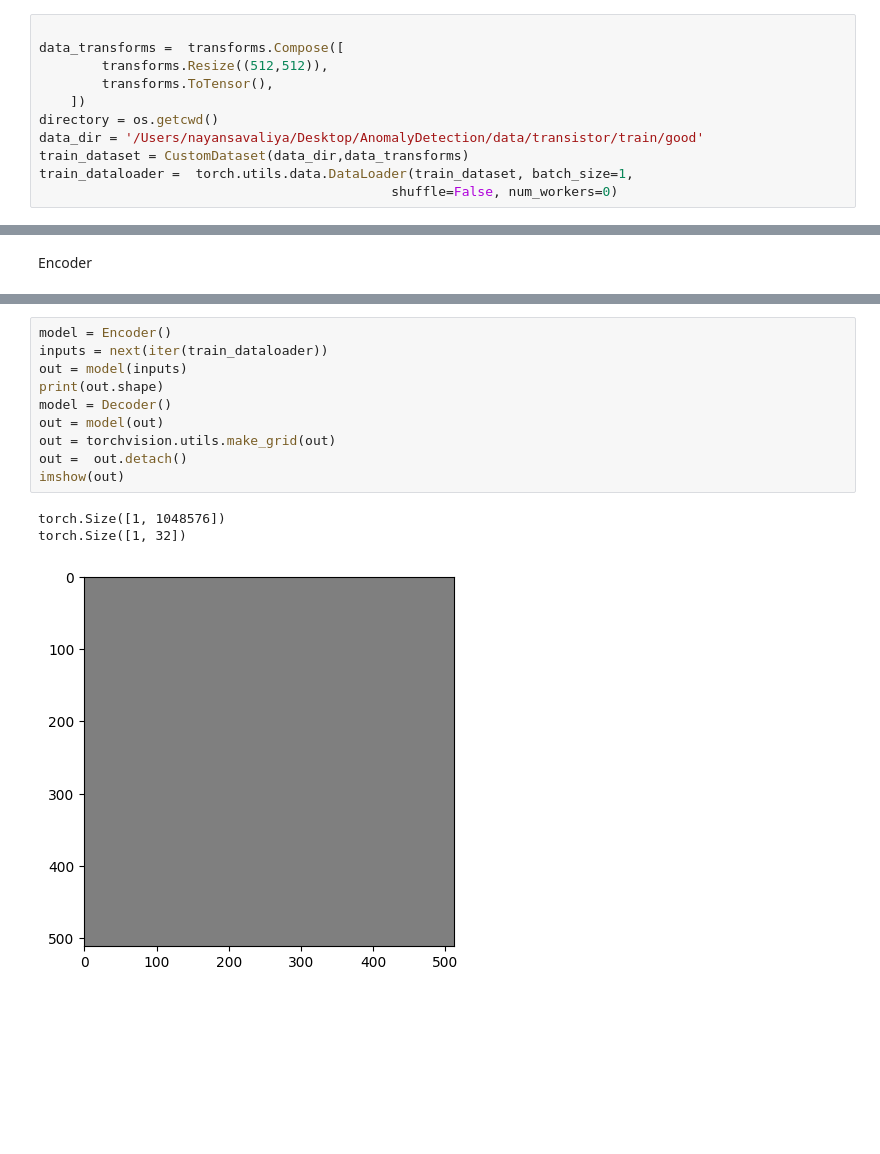
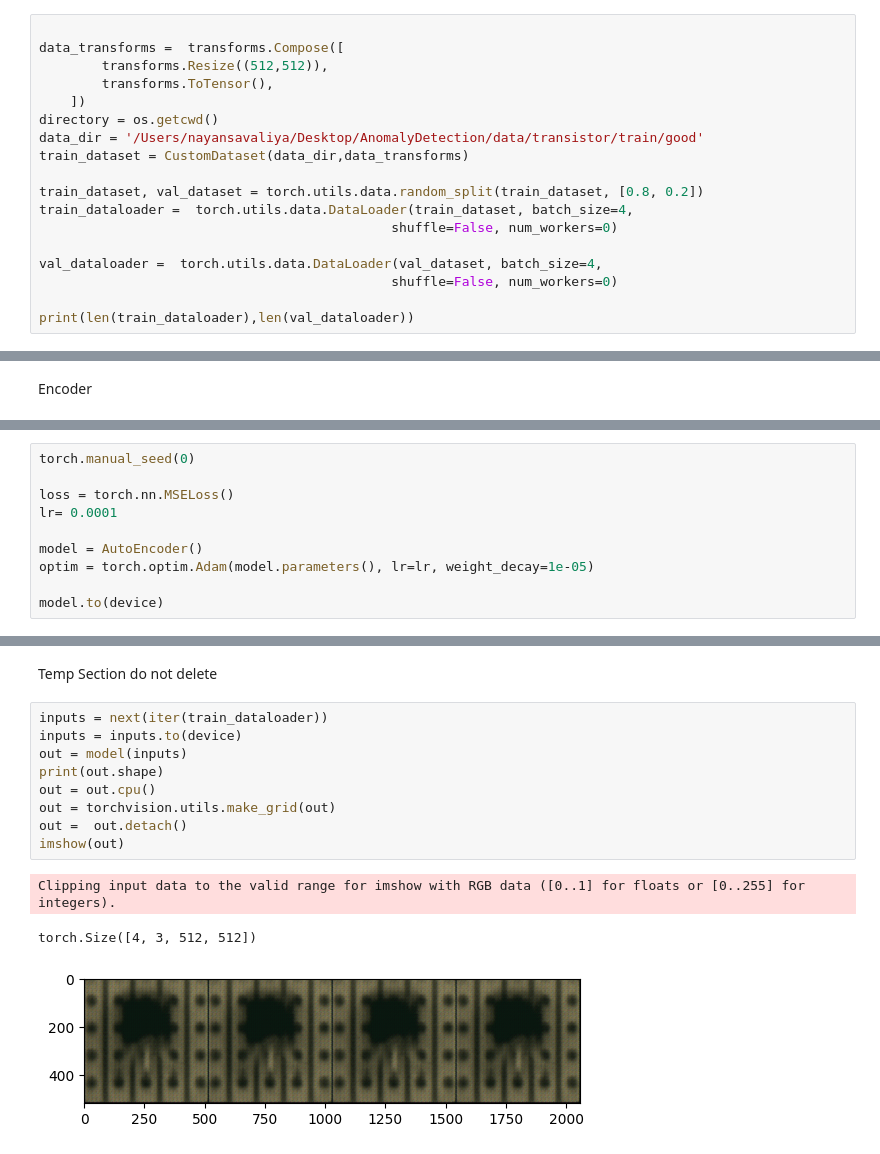
Before and after one commit to nayansavaliya/anomaly-detection, a Jupyter notebook: src/transistor.ipynb, the cells around one changed output, grey strips where cells are left out. Cells and saved outputs as stored; diff of their text form; blank space fills up the shorter version.

```diff
--- a/src/transistor.ipynb
+++ b/src/transistor.ipynb
@@ -66,5 +67,12 @@ data_transforms =  transforms.Compose([
 directory = os.getcwd()
 data_dir = '/Users/nayansavaliya/Desktop/AnomalyDetection/data/transistor/train/good'
 train_dataset = CustomDataset(data_dir,data_transforms)
-train_dataloader =  torch.utils.data.DataLoader(train_dataset, batch_size=1,
+
+train_dataset, val_dataset = torch.utils.data.random_split(train_dataset, [0.8, 0.2])
+train_dataloader =  torch.utils.data.DataLoader(train_dataset, batch_size=4,
                                              shuffle=False, num_workers=0)
+
+val_dataloader =  torch.utils.data.DataLoader(val_dataset, batch_size=4,
+                                             shuffle=False, num_workers=0)
+
+print(len(train_dataloader),len(val_dataloader))
@@ -164,0 +194,10 @@ class Decoder(nn.Module):
+# %%
+torch.manual_seed(0)
+
+loss = torch.nn.MSELoss()
+lr= 0.0001
+
+model = AutoEncoder()
+optim = torch.optim.Adam(model.parameters(), lr=lr, weight_decay=1e-05)
+
+model.to(device)
@@ -165,14 +345,15 @@ class Decoder(nn.Module):
+# %% [markdown]
+Temp Section do not delete
 # %%
-model = Encoder()
 inputs = next(iter(train_dataloader))
+inputs = inputs.to(device)
 out = model(inputs)
 print(out.shape)
-model = Decoder()
-out = model(out)
+out = out.cpu()
 out = torchvision.utils.make_grid(out)
 out =  out.detach()
 imshow(out)
 # %% [output]
-torch.Size([1, 1048576])
-torch.Size([1, 32])
+Clipping input data to the valid range for imshow with RGB data ([0..1] for floats or [0..255] for integers).
+torch.Size([4, 3, 512, 512])
-[figure, old version]
+[figure, new version]
```
Also changed, not shown: parts of 16 cells of this notebook.
